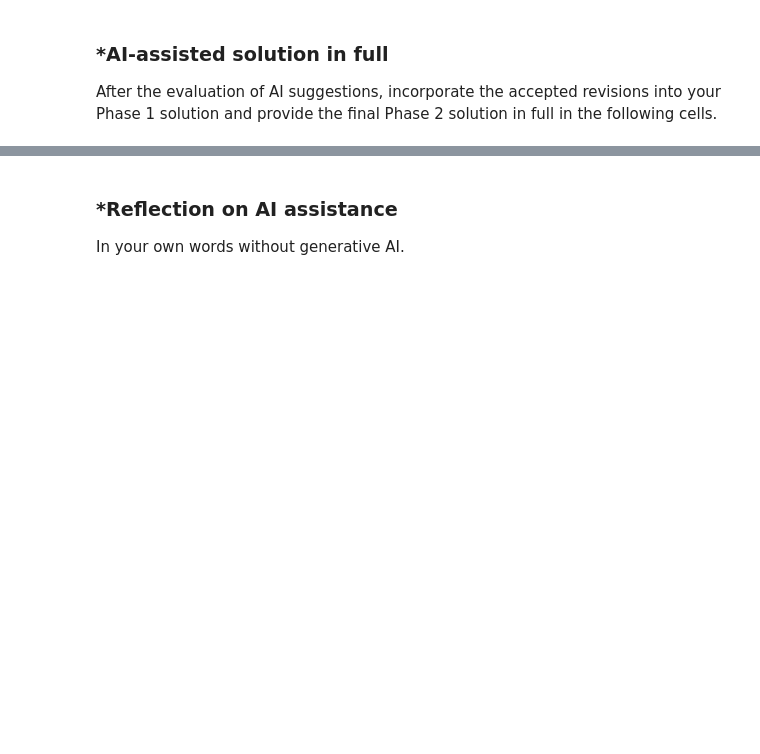
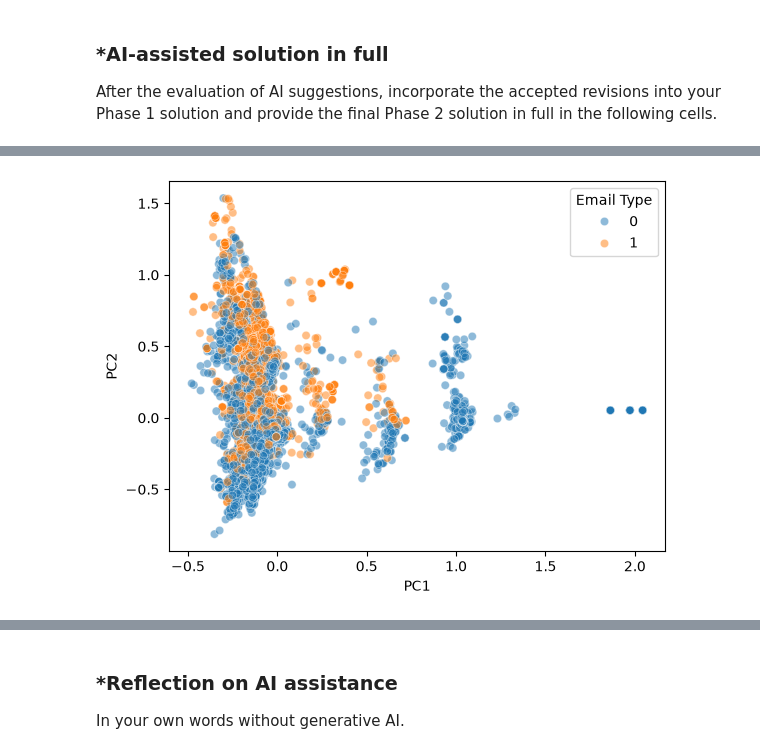
Before and after one commit to noahweinstein777/A05-pca, a Jupyter notebook: notebook.ipynb, the cells around one changed output, grey strips where cells are left out. Drawn from its saved outputs; the diff is of its cells as text; code cells hidden in the pictures; blank space fills up the shorter version.

```diff
--- a/notebook.ipynb
+++ b/notebook.ipynb
@@ -215,0 +215,85 @@ After the evaluation of AI suggestions, incorporate the accepted revisions into
+# %%
+#Q1
+import pickle
+import seaborn as sns
+import matplotlib.pyplot as plt
+import numpy as np
+
+with open('data/all_tokens.pickle', 'rb') as file:
+    all_tokens = pickle.load(file)
+
+from collections import Counter
+token_count = Counter(all_tokens)
+token_freq = token_count.most_common()
+
+
+
+ax = sns.histplot(data = token_count)
+ax.set(title = "Token Counts (unscaled)", xlabel = "Counts", ylabel = "Occurences of Count Value")
+plt.show()
+
+scaled_counts = np.arcsinh(list(token_count.values()))
+ax = sns.histplot(data = scaled_counts)
+ax.set(title = "Token Counts (scaled)", xlabel = "arcsinh(counts)", ylabel = "Occurences of Value")
+plt.show()
+
+#Q2
+import pandas as pd
+from sklearn.model_selection import train_test_split
+from sklearn.linear_model import LinearRegression
+
+df = pd.read_parquet("data/Phishing_clean.parquet")
+
+y = df["Email Type"]
+x = df.drop(columns = "Email Type")
+
+x_train, x_test, y_train, y_test = train_test_split(x, y, test_size = 0.2, random_state = 65)
+
+model = LinearRegression().fit(x_train, y_train)
+print("R^2 on the training set was", model.score(x_train, y_train))
+print("R^2 on the test set was", model.score(x_test, y_test))
+
+
+coef_df = pd.DataFrame({"word": x_train.columns, "coef": model.coef_})
+coef_df["abs_coef"] = np.abs(coef_df["coef"])
+coef_df.sort_values("abs_coef", ascending=False).head(10)
+
+
+#Q3
+from sklearn.decomposition import PCA
+
+PCA_two = PCA(n_components=2).fit(x)
+results = PCA_two.transform(x)
+
+print(results,"\n \n", PCA_two.explained_variance_ratio_)
+
+pc = pd.DataFrame(results, columns=["PC1", "PC2"])
+pc["Email Type"] = y
+sns.scatterplot(data=pc, x="PC1", y="PC2", hue="Email Type", alpha=0.5)
+plt.show()
+
+
+
+#Q4
+mean_train = x_train.mean()
+Z_train = x_train - mean_train
+C = (Z_train.T @ Z_train) / (len(Z_train) - 1)
+
+eigenvalues, eigenvectors = np.linalg.eigh(C)
+order = np.argsort(eigenvalues)[::-1]
+eigenvalues = eigenvalues[order]       # the line I left out
+eigenvectors = eigenvectors[:, order]
+P = eigenvectors[:, :2610]
+z_train = Z_train @ P
+z_test = (x_test - mean_train) @ P
+
+
+pc_model = LinearRegression().fit(z_train, y_train)
+r2_train = pc_model.score(z_train, y_train)
+r2_test = pc_model.score(z_test, y_test)
+
+print(r2_train, r2_test)
+
+ratio = eigenvalues / eigenvalues.sum()
+print(ratio[:2610].sum())
+# %% [output]
@@ -215,0 +313 @@ After the evaluation of AI suggestions, incorporate the accepted revisions into
+[figure, added]
```
Also changed, not shown: parts of 11 cells of this notebook.
